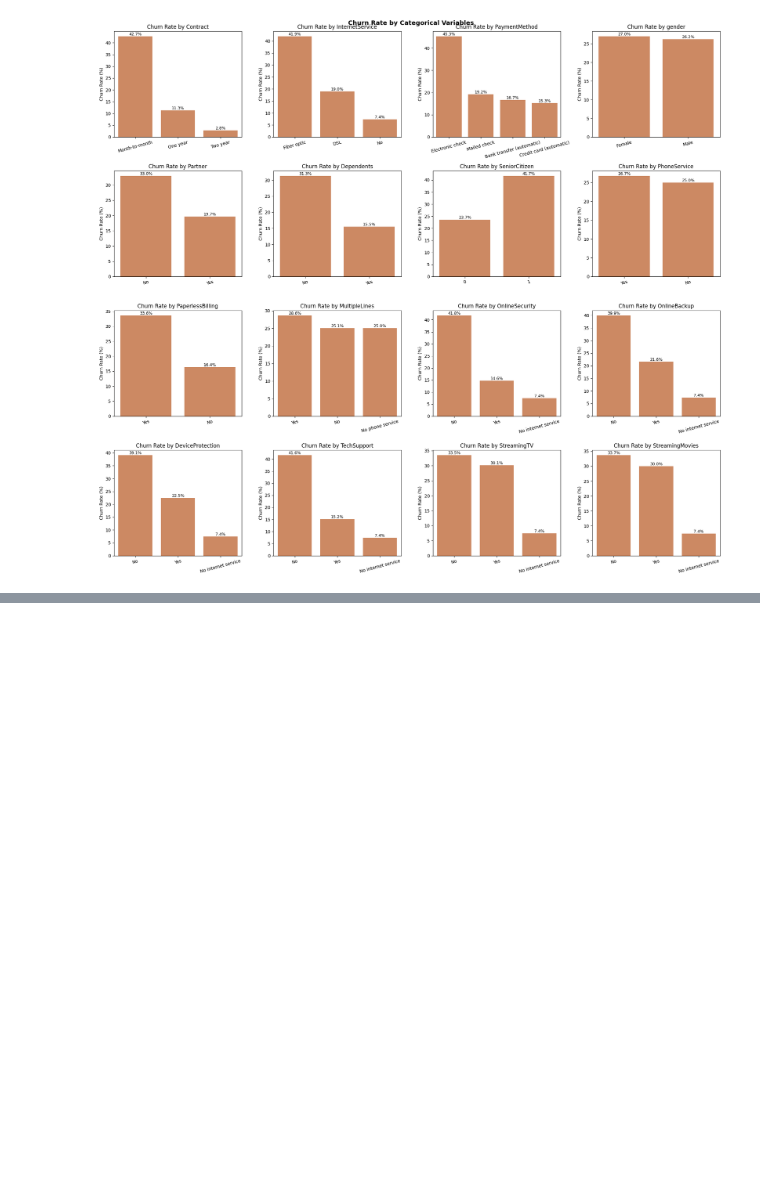
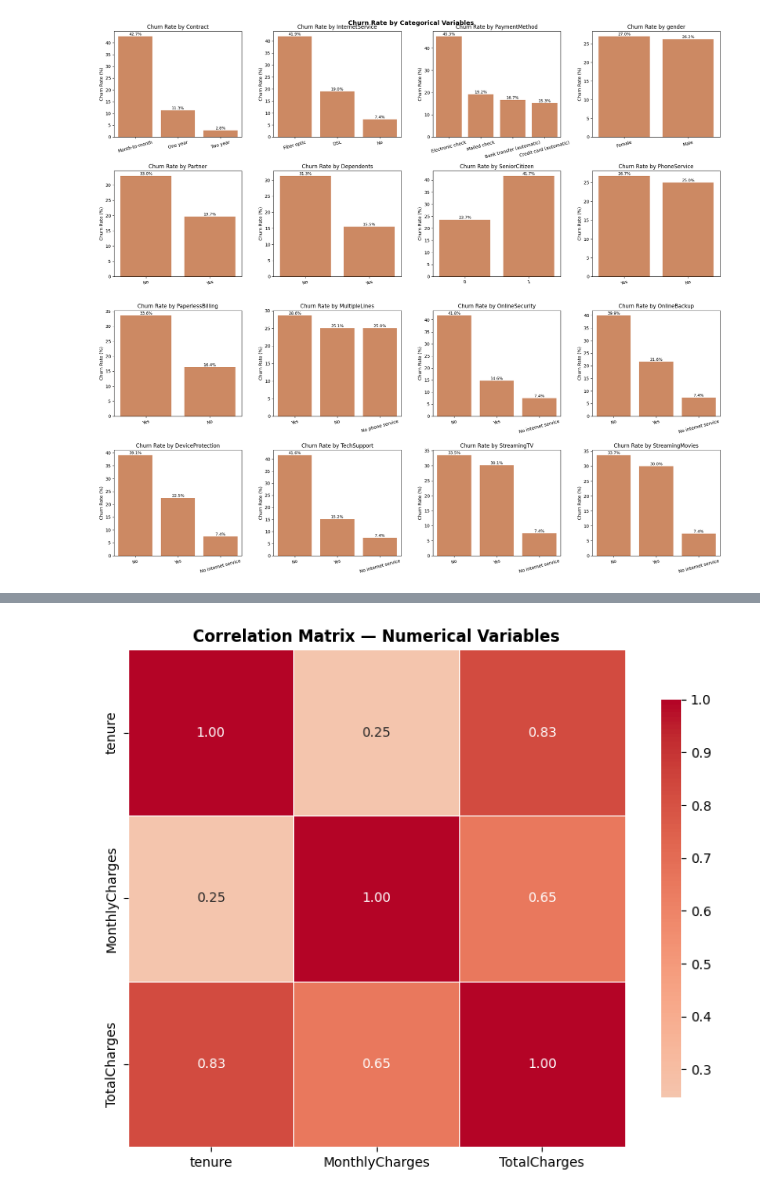
Before and after one commit to AlexanderSc21/customer-churn-prediction, a Jupyter notebook: notebooks/01_eda.ipynb, the cells around one changed output, grey strips where cells are left out. Saved outputs shown, nothing was run; the diff lists cells and outputs as text; code cells hidden in the pictures; blank space fills up the shorter version.

```diff
--- a/notebooks/01_eda.ipynb
+++ b/notebooks/01_eda.ipynb
@@ -425,0 +458,27 @@ plt.show()
+# %%
+# ============================================================
+# 11. CORRELATION HEATMAP
+# ============================================================
+#
+# Before modeling, we analyze correlations between numerical
+# variables to detect multicollinearity.
+#
+# High correlation between features can cause issues in some
+# models (especially Logistic Regression), as correlated
+# features carry redundant information.
+# ============================================================
+
+fig, ax = plt.subplots(figsize=(8, 6))
+
+corr_matrix = df[num_cols].corr()
+
+sns.heatmap(corr_matrix, annot=True, fmt=".2f", cmap="coolwarm",
+            center=0, square=True, ax=ax,
+            linewidths=0.5, cbar_kws={"shrink": 0.8})
+
+ax.set_title("Correlation Matrix — Numerical Variables", fontweight="bold")
+plt.tight_layout()
+plt.savefig("../images/05_correlation_heatmap.png", dpi=150, bbox_inches="tight")
+plt.show()
+# %% [output]
+[figure, added]
```
Also changed, not shown: parts of 3 cells of this notebook, 1 other file.
